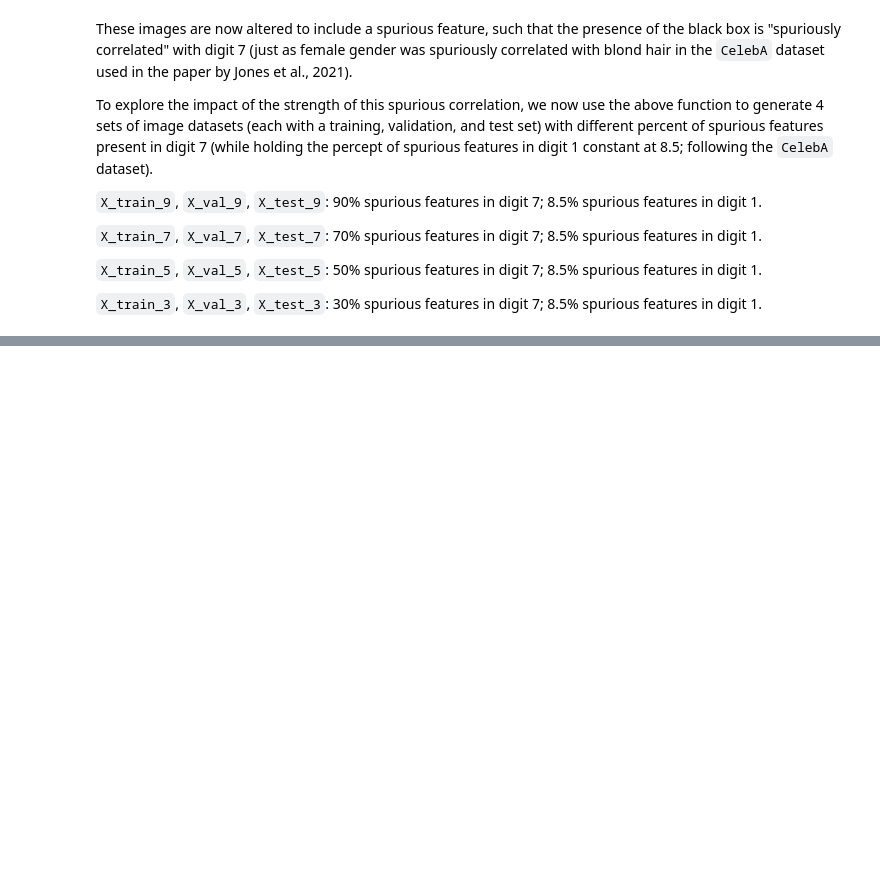
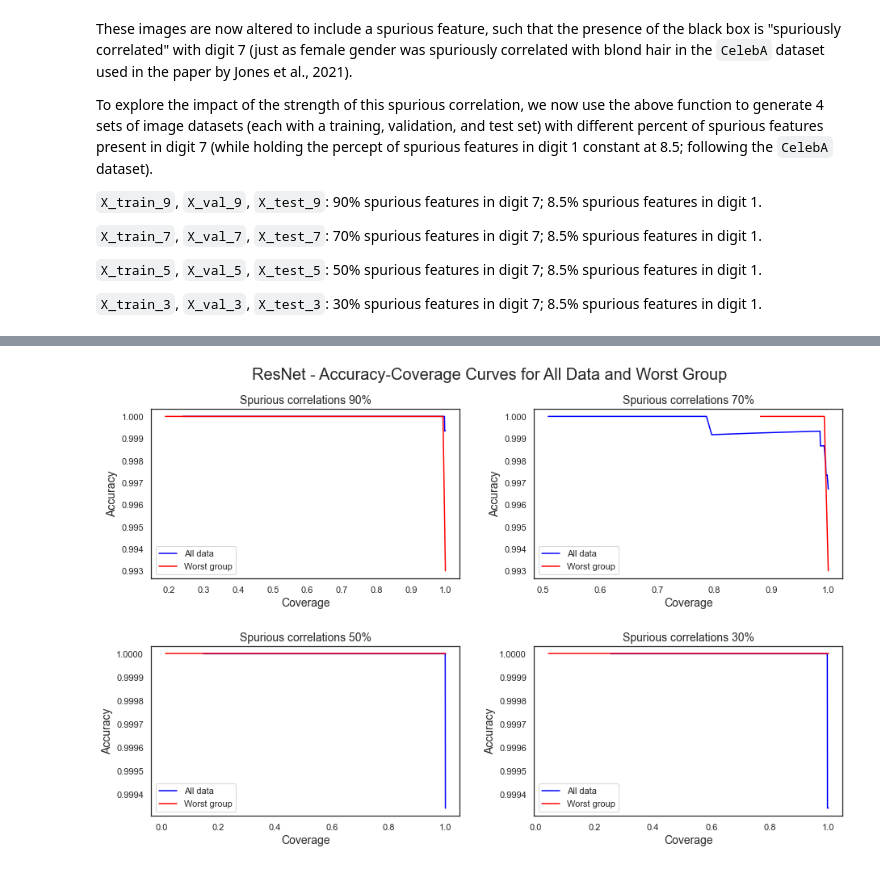
Before and after one commit to JWatsonDaniels/am207-2021, a Jupyter notebook: selective_classification.ipynb, the cells around one changed output, grey strips where cells are left out. Cells and saved outputs as stored; diff of their text form; code cells hidden in the pictures; blank space fills up the shorter version.

Commit message:
finish  text and plots

```diff
--- a/selective_classification.ipynb
+++ b/selective_classification.ipynb
@@ -696,7 +680,7 @@ def confidence(logit, actual_class):
 
     predicted_class = np.argmax(logit, axis = 1)
     c_hat = [0.5 * np.log10(l[pc] / (1 - l[pc])) for l, pc in zip(logit, predicted_class)]
-    c_hat = [c if c != np.inf else 3 for c in c_hat] #if the confidence is infinity (i.e. P(Y = 1) or P(Y = 0) = 1), set confidence to arbitrary large number
+    c_hat = [c if c != np.inf else 5 for c in c_hat] #if the confidence is infinity (i.e. P(Y = 1) or P(Y = 0) = 1), set confidence to arbitrary large number
     c_hat = [c if pc == ac else -c for c, pc, ac in zip(c_hat, predicted_class, actual_class)]
     return(c_hat)
 
@@ -1069,0 +844,61 @@ plot_coverage(full_coverage = full_coverage_3,
+# %%
+with warnings.catch_warnings():
+    warnings.simplefilter("ignore")
+    fxn()
+    sns.set_style('white')
+    fig, ax = plt.subplots(2, 2, figsize = (14, 9))
+    fig.tight_layout(pad = 5)
+
+    tau = np.linspace(0, 4, 100)
+    full_coverage_9 = [coverage(np.array(confidence_resnet_9), t) for t in tau]
+    full_accuracy_9 = [accuracy(np.array(confidence_resnet_9), t) for t in tau]
+    worst_coverage_9 = [coverage(np.array(confidence_resnet_9)[worst_group], t) for t in tau]
+    worst_accuracy_9 = [accuracy(np.array(confidence_resnet_9)[worst_group], t) for t in tau]
+
+    full_coverage_7 = [coverage(np.array(confidence_resnet_7), t) for t in tau]
+    full_accuracy_7 = [accuracy(np.array(confidence_resnet_7), t) for t in tau]
+    worst_coverage_7 = [coverage(np.array(confidence_resnet_7)[worst_group], t) for t in tau]
+    worst_accuracy_7 = [accuracy(np.array(confidence_resnet_7)[worst_group], t) for t in tau]
+
+    full_coverage_5 = [coverage(np.array(confidence_resnet_5), t) for t in tau]
+    full_accuracy_5 = [accuracy(np.array(confidence_resnet_5), t) for t in tau]
+    worst_coverage_5 = [coverage(np.array(confidence_resnet_5)[worst_group], t) for t in tau]
+    worst_accuracy_5 = [accuracy(np.array(confidence_resnet_5)[worst_group], t) for t in tau]
+
+    full_coverage_3 = [coverage(np.array(confidence_resnet_3), t) for t in tau]
+    full_accuracy_3 = [accuracy(np.array(confidence_resnet_3), t) for t in tau]
+    worst_coverage_3 = [coverage(np.array(confidence_resnet_3)[worst_group], t) for t in tau]
+    worst_accuracy_3 = [accuracy(np.array(confidence_resnet_3)[worst_group], t) for t in tau]
+
+    ax[0,0].plot(full_coverage_9, full_accuracy_9, label = 'All data', color = 'blue')
+    ax[0,0].plot(worst_coverage_9, worst_accuracy_9, label = 'Worst group', color = 'red')
+    ax[0,0].set_xlabel('Coverage', fontsize = 14)
+    ax[0,0].set_ylabel('Accuracy', fontsize = 14)
+    ax[0,0].set_title("Spurious correlations {}%".format(90), fontsize = 14)
+    ax[0,0].legend()
+
+    ax[0,1].plot(full_coverage_7, full_accuracy_7, label = 'All data', color = 'blue')
+    ax[0,1].plot(worst_coverage_7, worst_accuracy_7, label = 'Worst group', color = 'red')
+    ax[0,1].set_xlabel('Coverage', fontsize = 14)
+    ax[0,1].set_ylabel('Accuracy', fontsize = 14)
+    ax[0,1].set_title("Spurious correlations {}%".format(70), fontsize = 14)
+    ax[0,1].legend()
+
+    ax[1,0].plot(full_coverage_5, full_accuracy_5, label = 'All data', color = 'blue')
+    ax[1,0].plot(worst_coverage_5, worst_accuracy_5, label = 'Worst group', color = 'red')
+    ax[1,0].set_xlabel('Coverage', fontsize = 14)
+    ax[1,0].set_ylabel('Accuracy', fontsize = 14)
+    ax[1,0].set_title("Spurious correlations {}%".format(50), fontsize = 14)
+    ax[1,0].legend()
+
+    ax[1,1].plot(full_coverage_3, full_accuracy_3, label = 'All data', color = 'blue')
+    ax[1,1].plot(worst_coverage_3, worst_accuracy_3, label = 'Worst group', color = 'red')
+    ax[1,1].set_xlabel('Coverage', fontsize = 14)
+    ax[1,1].set_ylabel('Accuracy', fontsize = 14)
+    ax[1,1].set_title("Spurious correlations {}%".format(30), fontsize = 14)
+    ax[1,1].legend()
+
+    fig.suptitle('{} - Accuracy-Coverage Curves for All Data and Worst Group'.format(model_type), fontsize=20)
+    plt.show()
+# %% [output]
+[figure, added]
```
Also changed, not shown: parts of 38 cells of this notebook, 4 other files.
